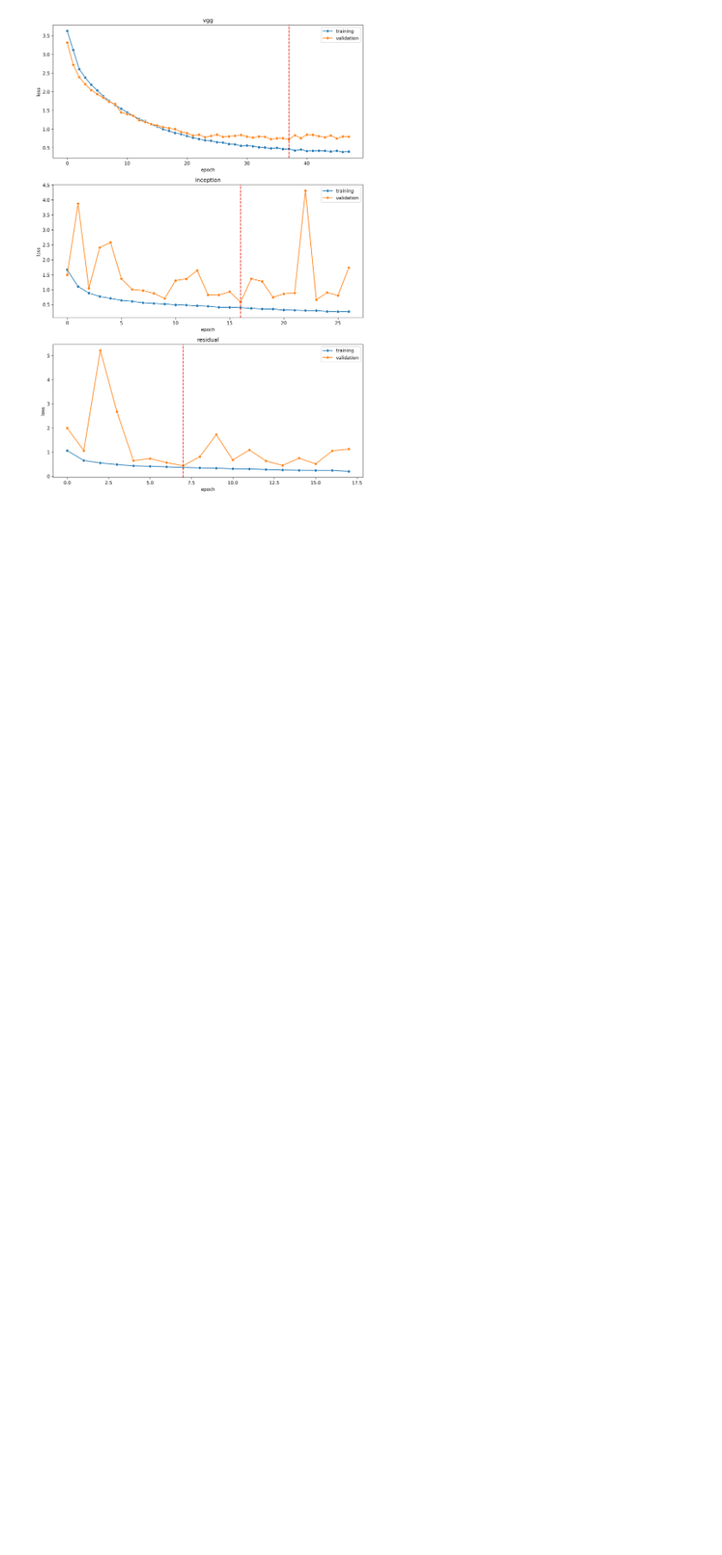
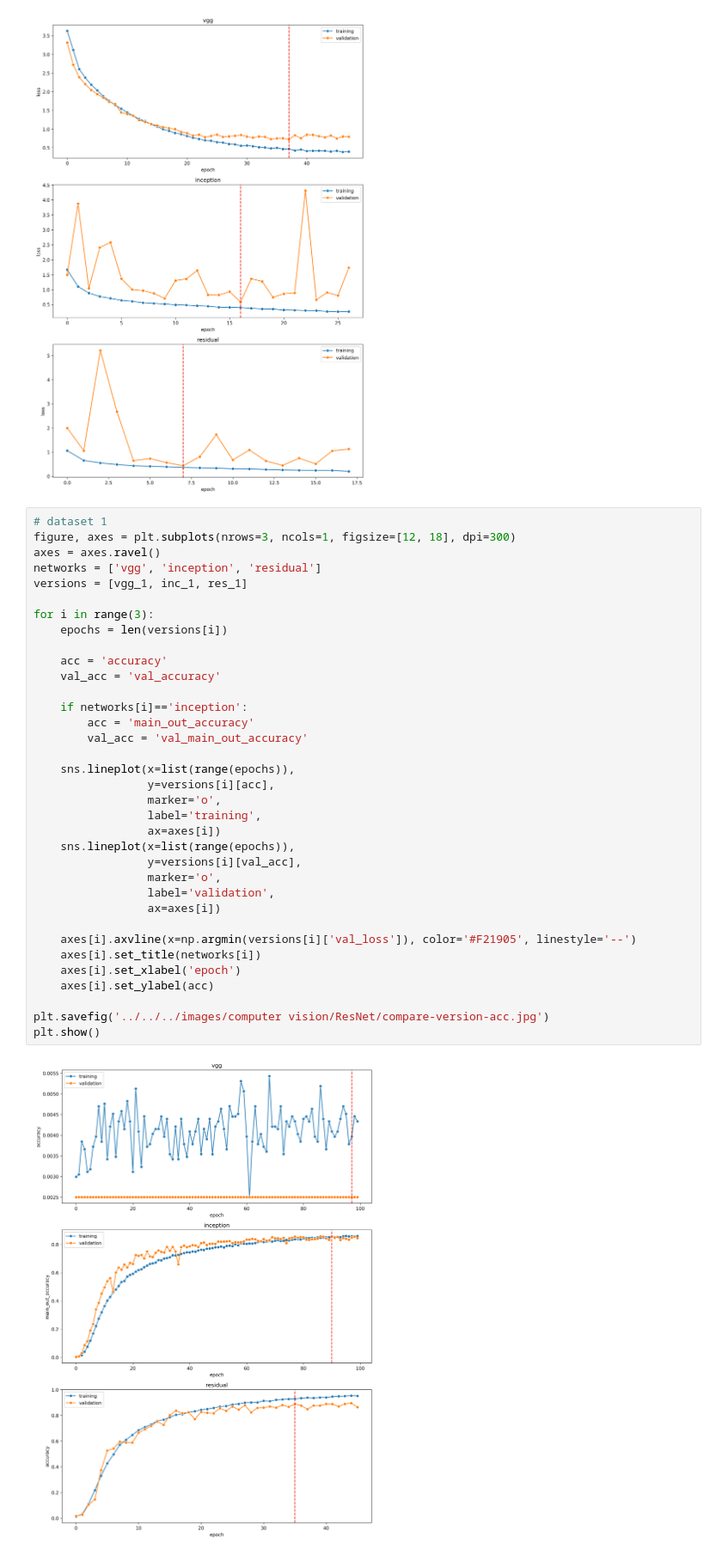
Before and after one commit to ashen007/DeepLearning-goes-deep, a Jupyter notebook: notebooks/computer vision/residual/test.ipynb, the cells around one changed output. Shown at 86% size. Drawn from its saved outputs; the diff is of its cells as text; blank space fills up the shorter version.

Commit message:
resnet - accuracy comparison among each model in dataset 1

```diff
--- a/notebooks/computer vision/residual/test.ipynb
+++ b/notebooks/computer vision/residual/test.ipynb
@@ -109,3 +109,40 @@ plt.savefig('../../../images/computer vision/ResNet/compare-version-losses-datas
 plt.show()
 # %% [output]
 [figure]
+# %%
+# dataset 1
+figure, axes = plt.subplots(nrows=3, ncols=1, figsize=[12, 18], dpi=300)
+axes = axes.ravel()
+networks = ['vgg', 'inception', 'residual']
+versions = [vgg_1, inc_1, res_1]
+
+for i in range(3):
+    epochs = len(versions[i])
+
+    acc = 'accuracy'
+    val_acc = 'val_accuracy'
+
+    if networks[i]=='inception':
+        acc = 'main_out_accuracy'
+        val_acc = 'val_main_out_accuracy'
+
+    sns.lineplot(x=list(range(epochs)),
+                 y=versions[i][acc],
+                 marker='o',
+                 label='training',
+                 ax=axes[i])
+    sns.lineplot(x=list(range(epochs)),
+                 y=versions[i][val_acc],
+                 marker='o',
+                 label='validation',
+                 ax=axes[i])
+
+    axes[i].axvline(x=np.argmin(versions[i]['val_loss']), color='#F21905', linestyle='--')
+    axes[i].set_title(networks[i])
+    axes[i].set_xlabel('epoch')
+    axes[i].set_ylabel(acc)
+
+plt.savefig('../../../images/computer vision/ResNet/compare-version-acc.jpg')
+plt.show()
+# %% [output]
+[figure, added]
```
Also changed, not shown: 1 other file.
